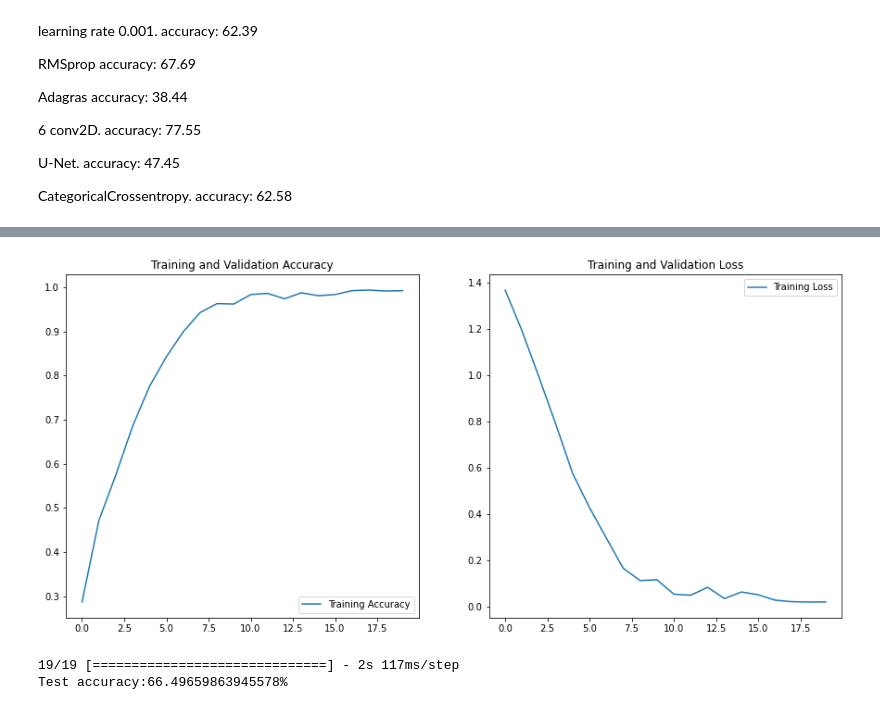
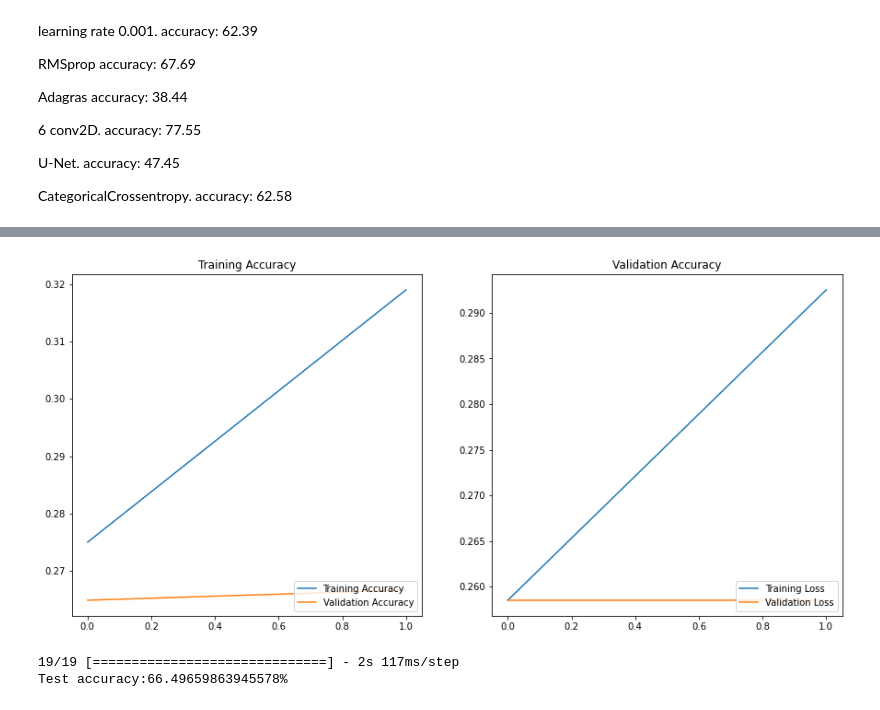
Before and after one commit to arnnak/image_classification, a Jupyter notebook: Image_classification.ipynb, the cells around one changed output, grey strips where cells are left out. Drawn from its saved outputs; the diff is of its cells as text; code cells hidden in the pictures.

```diff
--- a/Image_classification.ipynb
+++ b/Image_classification.ipynb
@@ -723,3 +730,10 @@ modelgray = tf.keras.Model(inputs = [inputs], outputs = [outputs])
 # %%
+modelgray = define_model()
 opt = RMSprop(learning_rate=0.001)
 modelgray.compile(optimizer = opt , loss = tf.keras.losses.CategoricalCrossentropy() , metrics = ['accuracy'])
+historyone = modelgray.fit(x_expanded_train, y_expanded_train, batch_size = 16, epochs=2, shuffle = True, validation_data = [x_expanded_val, y_expanded_val])
+
+modelgray = define_model()
+opt = RMSprop(learning_rate=0.001)
+modelgray.compile(optimizer = opt , loss = tf.keras.losses.CategoricalCrossentropy() , metrics = ['accuracy'])
+historytwo = modelgray.fit(x_expanded_train, y_expanded_train, batch_size = 16, epochs=2, shuffle = True, validation_data = [x_expanded_val, y_expanded_val])
@@ -741,26 +749,26 @@ Epoch 4/10
 # %%
-acc = historyexpanded.history['accuracy']
-#val_acc = historyexpanded.history['val_accuracy']
-loss = historyexpanded.history['loss']
-#val_loss = historyexpanded.history['val_loss']
+accone = historyone.history['accuracy']
+val_acc_one = historyone.history['val_accuracy']
+acctwo = historytwo.history['accuracy']
+val_acc_two = historytwo.history['val_accuracy']
 
-epochs_range = range(20)
+epochs_range = range(2)
 
 plt.figure(figsize=(15, 15))
 plt.subplot(2, 2, 1)
-plt.plot(epochs_range, acc, label='Training Accuracy')
-#plt.plot(epochs_range, val_acc, label='Validation Accuracy')
+plt.plot(epochs_range, accone, label='Training Accuracy')
+plt.plot(epochs_range, acctwo, label='Validation Accuracy')
 plt.legend(loc='lower right')
-plt.title('Training and Validation Accuracy')
+plt.title('Training Accuracy')
 
 plt.subplot(2, 2, 2)
-plt.plot(epochs_range, loss, label='Training Loss')
-#plt.plot(epochs_range, val_loss, label='Validation Loss')
-plt.legend(loc='upper right')
-plt.title('Training and Validation Loss')
+plt.plot(epochs_range, val_acc_one, label='Training Loss')
+plt.plot(epochs_range, val_acc_two, label='Validation Loss')
+plt.legend(loc='lower right')
+plt.title('Validation Accuracy')
 plt.show()
 # %% [output]
-[figure, old version]
+[figure, new version]
 # %%
 y_pred = modelgray.predict(x_expanded_val)
 
```
Also changed, not shown: parts of 7 cells of this notebook.
